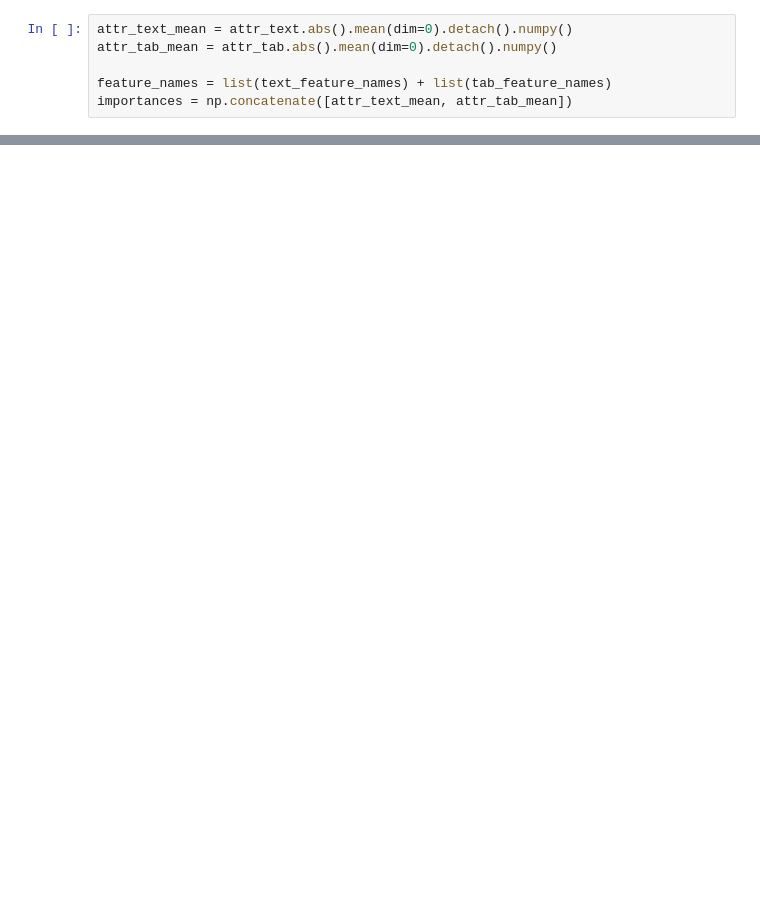
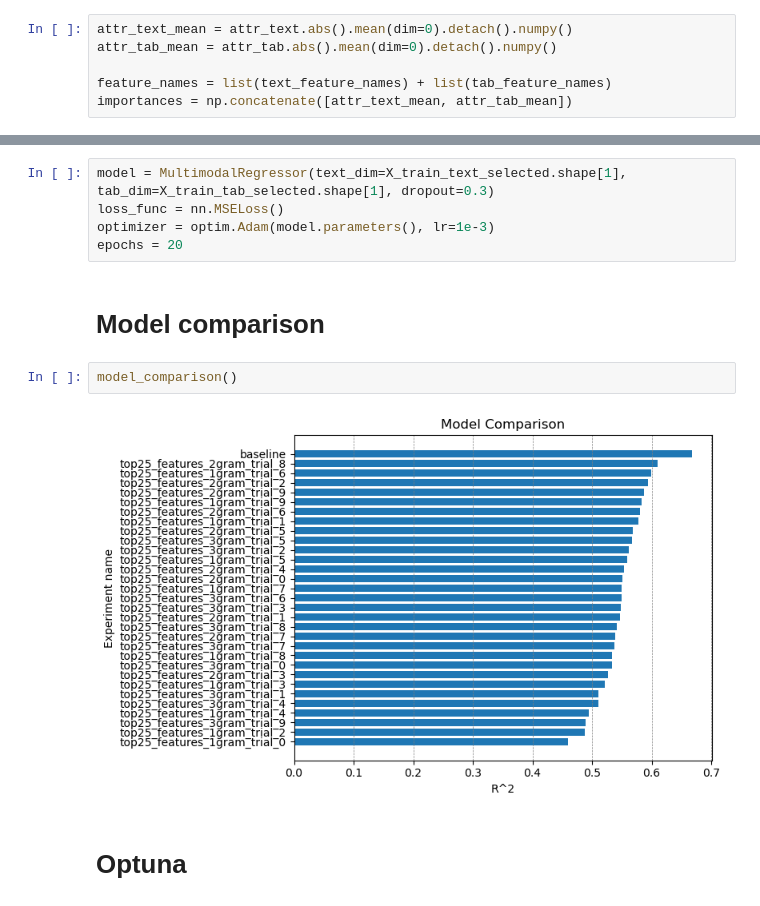
Before and after one commit to metrych-creator/salaries, a Jupyter notebook: regression.ipynb, the cells around one changed output, grey strips where cells are left out. Saved outputs shown, nothing was run; the diff lists cells and outputs as text; blank space fills up the shorter version.

```diff
--- a/regression.ipynb
+++ b/regression.ipynb
@@ -234,0 +278,13 @@ plt.show()
+# %%
+model = MultimodalRegressor(text_dim=X_train_text_selected.shape[1], tab_dim=X_train_tab_selected.shape[1], dropout=0.3)
+loss_func = nn.MSELoss()
+optimizer = optim.Adam(model.parameters(), lr=1e-3)
+epochs = 20
+# %% [markdown]
+# Model comparison
+# %%
+model_comparison()
+# %% [output]
+[figure, added]
+# %% [markdown]
+# Optuna
```
Also changed, not shown: parts of 24 cells of this notebook, 3 other files.
